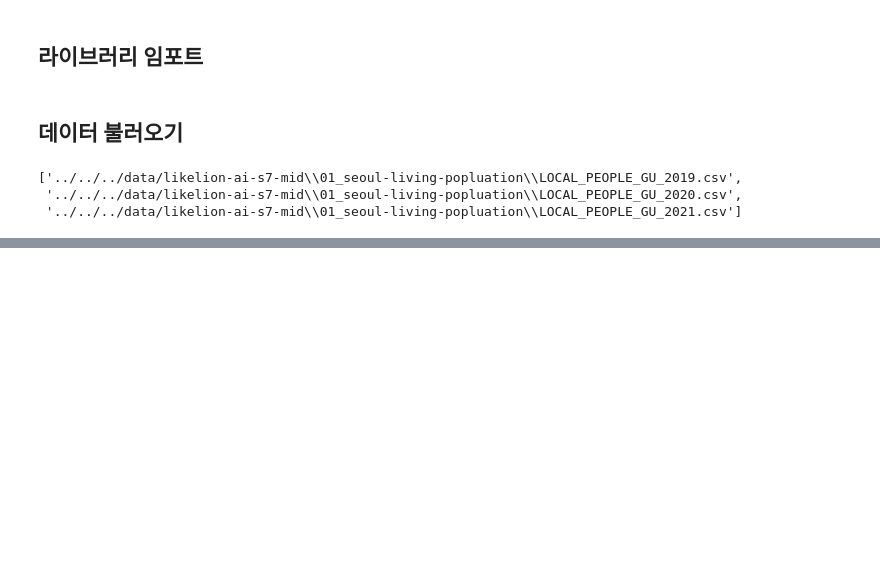
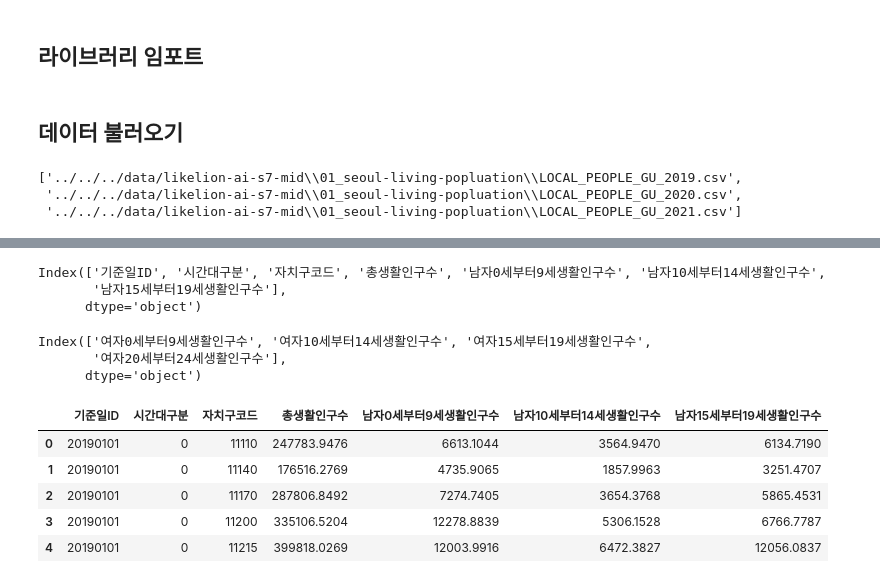
Before and after one commit to cryptnomy/likelion-ai-s7-mid, a Jupyter notebook: src/hypothesis-one.ipynb, the cells around one changed output, grey strips where cells are left out. Saved outputs shown, nothing was run; the diff lists cells and outputs as text; code cells hidden in the pictures; blank space fills up the shorter version.

```diff
--- a/src/hypothesis-one.ipynb
+++ b/src/hypothesis-one.ipynb
@@ -33,0 +66,22 @@ data
+# %%
+data.columns[:7]
+# %% [output]
+Index(['기준일ID', '시간대구분', '자치구코드', '총생활인구수', '남자0세부터9세생활인구수', '남자10세부터14세생활인구수',
+       '남자15세부터19세생활인구수'],
+      dtype='object')
+# %%
+data.columns[18:22]
+# %% [output]
+Index(['여자0세부터9세생활인구수', '여자10세부터14세생활인구수', '여자15세부터19세생활인구수',
+       '여자20세부터24세생활인구수'],
+      dtype='object')
+# %%
+data_male = data[data.columns[:7]]
+data_male.head()
+# %% [output]
+|  | 기준일ID | 시간대구분 | 자치구코드 | 총생활인구수 | 남자0세부터9세생활인구수 | 남자10세부터14세생활인구수 | 남자15세부터19세생활인구수 |
+| 0 | 20190101 | 0 | 11110 | 247783.9476 | 6613.1044 | 3564.9470 | 6134.7190 |
+| 1 | 20190101 | 0 | 11140 | 176516.2769 | 4735.9065 | 1857.9963 | 3251.4707 |
+| 2 | 20190101 | 0 | 11170 | 287806.8492 | 7274.7405 | 3654.3768 | 5865.4531 |
+| 3 | 20190101 | 0 | 11200 | 335106.5204 | 12278.8839 | 5306.1528 | 6766.7787 |
+| 4 | 20190101 | 0 | 11215 | 399818.0269 | 12003.9916 | 6472.3827 | 12056.0837 |
```
Also changed, not shown: parts of 8 cells of this notebook.
